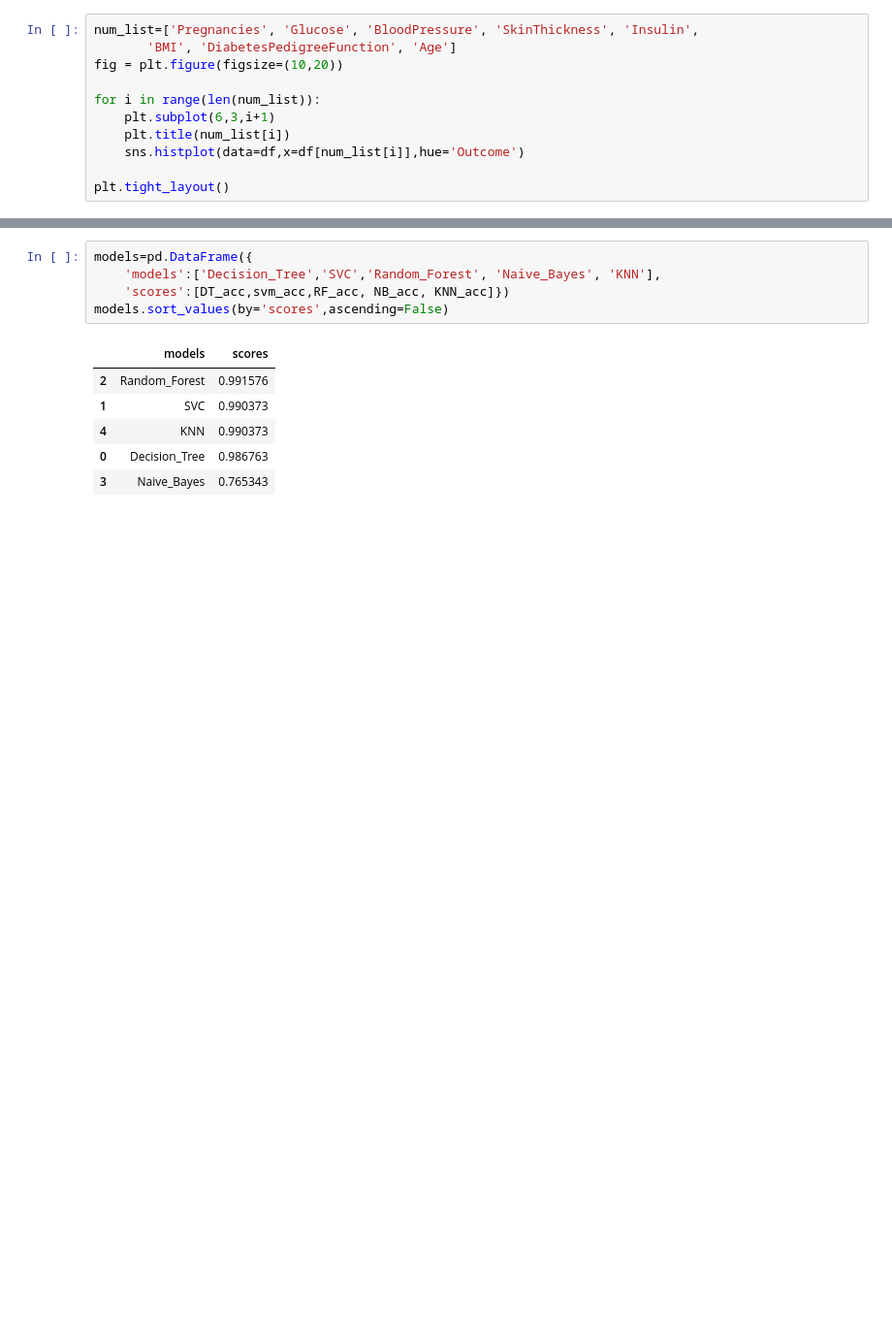
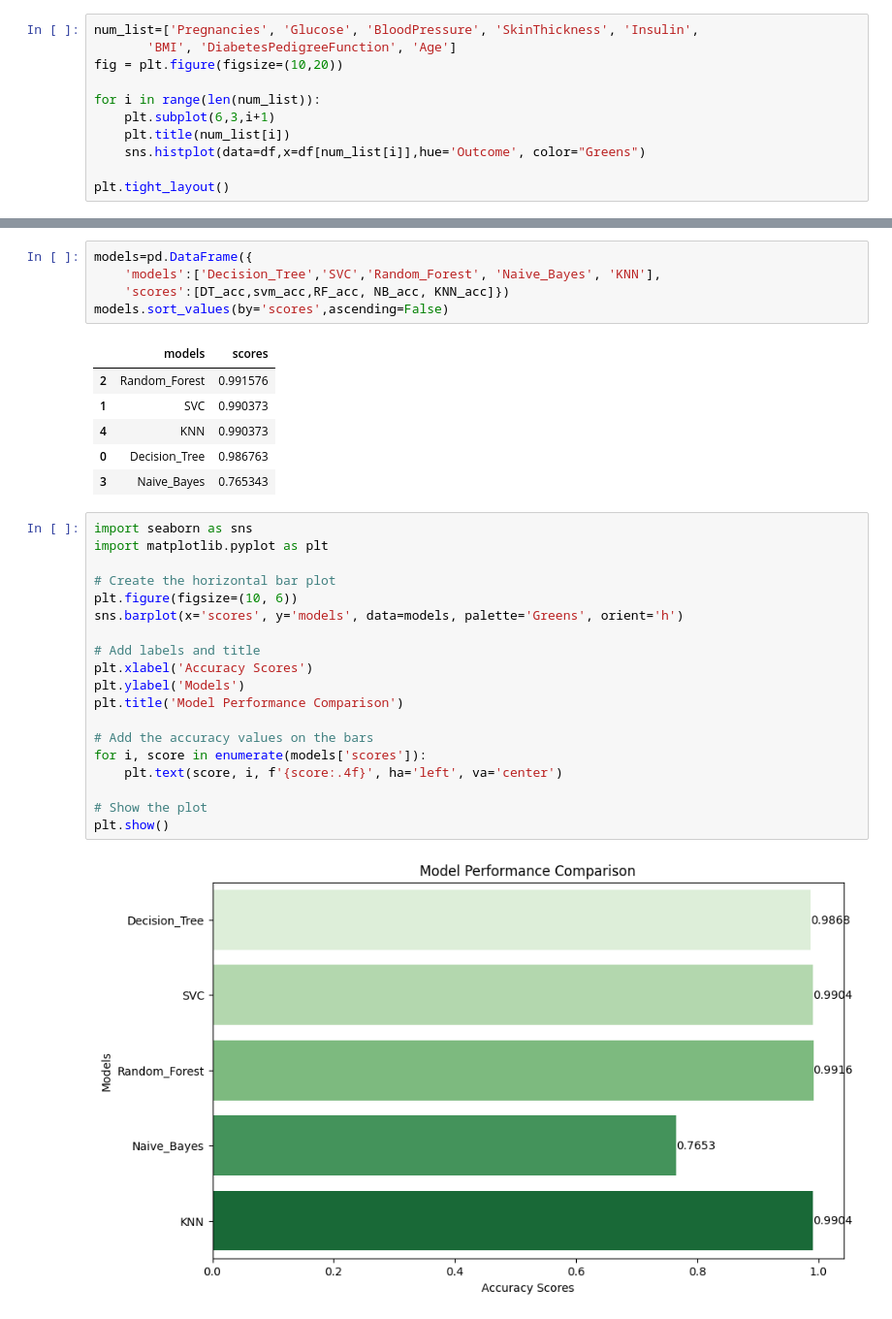
Before and after one commit to Toressy/Diabetes_prediction, a Jupyter notebook: diabetes-prediction.ipynb, the cells around one changed output, grey strips where cells are left out. Shown at 97% size. Saved outputs shown, nothing was run; the diff lists cells and outputs as text; blank space fills up the shorter version.

```diff
--- a/diabetes-prediction.ipynb
+++ b/diabetes-prediction.ipynb
@@ -279,7 +297,7 @@ fig = plt.figure(figsize=(10,20))
 for i in range(len(num_list)):
     plt.subplot(6,3,i+1)
     plt.title(num_list[i])
-    sns.histplot(data=df,x=df[num_list[i]],hue='Outcome')
+    sns.histplot(data=df,x=df[num_list[i]],hue='Outcome', color="Greens")
 
 plt.tight_layout()
 # %% [output]
@@ -756,3 +797,24 @@ models.sort_values(by='scores',ascending=False)
 | 4 | KNN | 0.990373 |
 | 0 | Decision_Tree | 0.986763 |
 | 3 | Naive_Bayes | 0.765343 |
+# %%
+import seaborn as sns
+import matplotlib.pyplot as plt
+
+# Create the horizontal bar plot
+plt.figure(figsize=(10, 6))
+sns.barplot(x='scores', y='models', data=models, palette='Greens', orient='h')
+
+# Add labels and title
+plt.xlabel('Accuracy Scores')
+plt.ylabel('Models')
+plt.title('Model Performance Comparison')
+
+# Add the accuracy values on the bars
+for i, score in enumerate(models['scores']):
+    plt.text(score, i, f'{score:.4f}', ha='left', va='center')
+
+# Show the plot
+plt.show()
+# %% [output]
+[figure, added]
```
Also changed, not shown: parts of 23 cells of this notebook.
